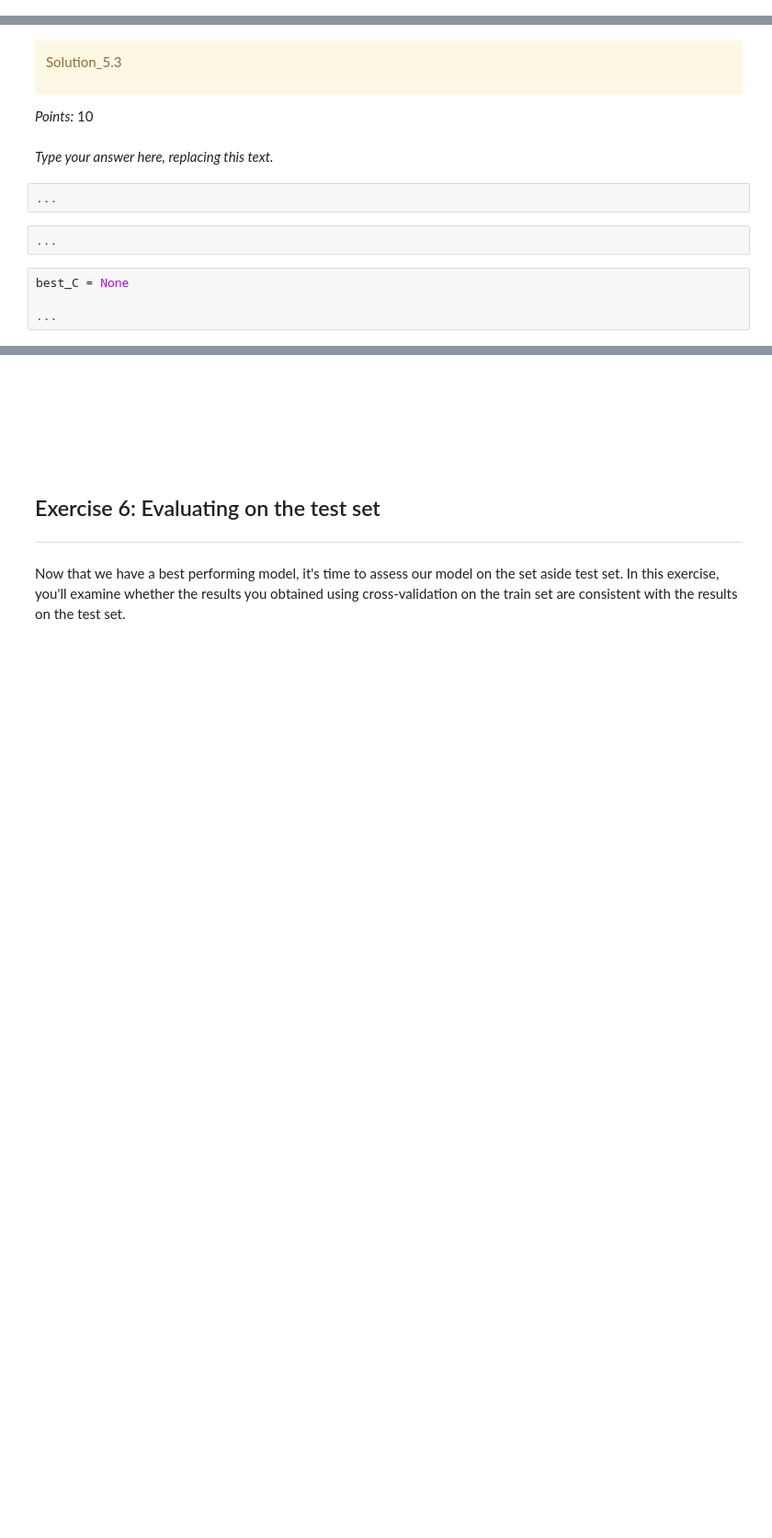
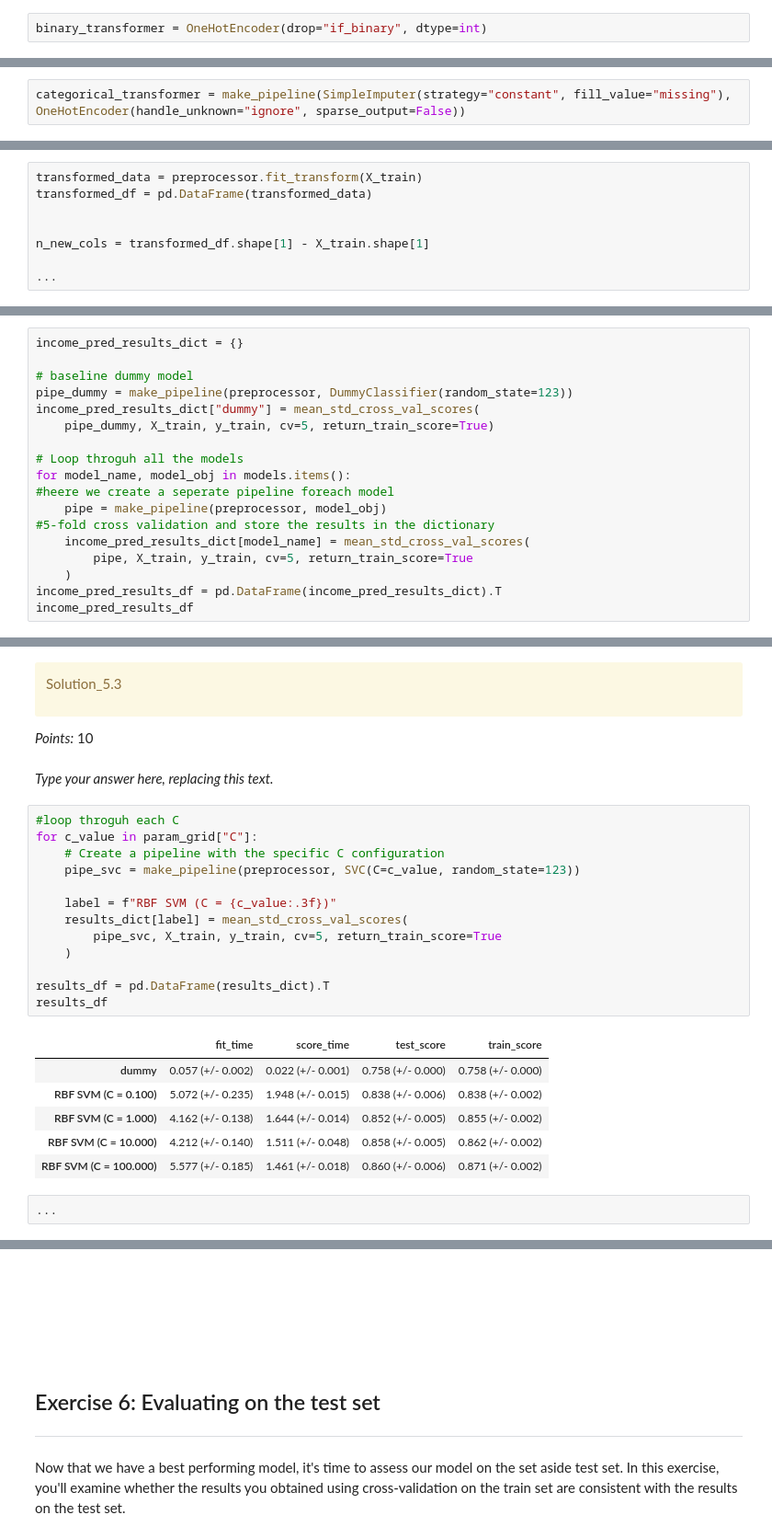
Before and after one commit to ansonnchan/cpsc-330, a Jupyter notebook: homeworks/HW3/hw3.ipynb, the cells around one changed output, grey strips where cells are left out. Shown at 92% size. Drawn from its saved outputs; the diff is of its cells as text; blank space fills up the shorter version.

Commit message:
finished q1-q5 damn q5 took a long time

```diff
--- a/homeworks/HW3/hw3.ipynb
+++ b/homeworks/HW3/hw3.ipynb
@@ -418,2 +543,4 @@ binary_transformer = None
+# %%
+binary_transformer = OneHotEncoder(drop="if_binary", dtype=int)
 # %%
 grader.check("q4.2")
@@ -447,2 +572,4 @@ categorical_transformer = None
+# %%
+categorical_transformer = make_pipeline(SimpleImputer(strategy="constant", fill_value="missing"), OneHotEncoder(handle_unknown="ignore", sparse_output=False))
 # %%
 grader.check("q4.3")
@@ -480,0 +609,8 @@ n_new_cols = None
+# %%
+transformed_data = preprocessor.fit_transform(X_train)
+transformed_df = pd.DataFrame(transformed_data)
+
+
+n_new_cols = transformed_df.shape[1] - X_train.shape[1]
+
+...
@@ -598,0 +746,18 @@ income_pred_results_df = None
+# %%
+income_pred_results_dict = {}
+
+# baseline dummy model
+pipe_dummy = make_pipeline(preprocessor, DummyClassifier(random_state=123))
+income_pred_results_dict["dummy"] = mean_std_cross_val_scores(
+    pipe_dummy, X_train, y_train, cv=5, return_train_score=True)
+
+# Loop throguh all the models
+for model_name, model_obj in models.items():
+#heere we create a seperate pipeline foreach model
+    pipe = make_pipeline(preprocessor, model_obj)
+#5-fold cross validation and store the results in the dictionary
+    income_pred_results_dict[model_name] = mean_std_cross_val_scores(
+        pipe, X_train, y_train, cv=5, return_train_score=True
+    )
+income_pred_results_df = pd.DataFrame(income_pred_results_dict).T
+income_pred_results_df
@@ -659,11 +840,25 @@ Solution_5.3
 _Points:_ 10
 # %% [markdown]
 _Type your answer here, replacing this text._
+# %%
+#loop throguh each C
+for c_value in param_grid["C"]:
+    # Create a pipeline with the specific C configuration
+    pipe_svc = make_pipeline(preprocessor, SVC(C=c_value, random_state=123))
+
+    label = f"RBF SVM (C = {c_value:.3f})"
+    results_dict[label] = mean_std_cross_val_scores(
+        pipe_svc, X_train, y_train, cv=5, return_train_score=True
+    )
+
+results_df = pd.DataFrame(results_dict).T
+results_df
+# %% [output]
+|  | fit_time | score_time | test_score | train_score |
+| dummy | 0.057 (+/- 0.002) | 0.022 (+/- 0.001) | 0.758 (+/- 0.000) | 0.758 (+/- 0.000) |
+| RBF SVM (C = 0.100) | 5.072 (+/- 0.235) | 1.948 (+/- 0.015) | 0.838 (+/- 0.006) | 0.838 (+/- 0.002) |
+| RBF SVM (C = 1.000) | 4.162 (+/- 0.138) | 1.644 (+/- 0.014) | 0.852 (+/- 0.005) | 0.855 (+/- 0.002) |
+| RBF SVM (C = 10.000) | 4.212 (+/- 0.140) | 1.511 (+/- 0.048) | 0.858 (+/- 0.005) | 0.862 (+/- 0.002) |
+| RBF SVM (C = 100.000) | 5.577 (+/- 0.185) | 1.461 (+/- 0.018) | 0.860 (+/- 0.006) | 0.871 (+/- 0.002) |
 # %%
 ...
-# %%
-...
-# %%
-best_C = None
-
-...
```
Also changed, not shown: parts of 52 cells of this notebook, 1 other file.
